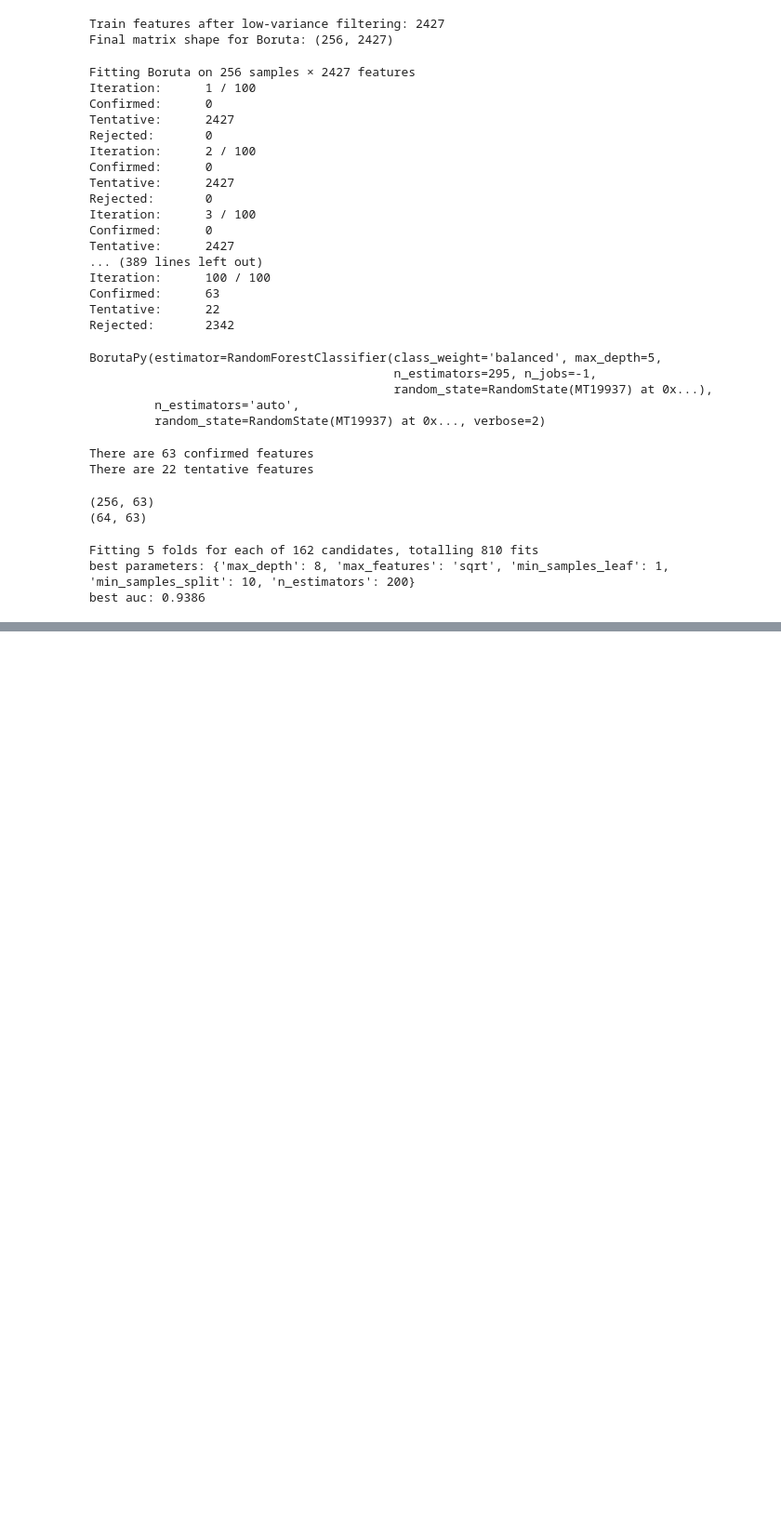
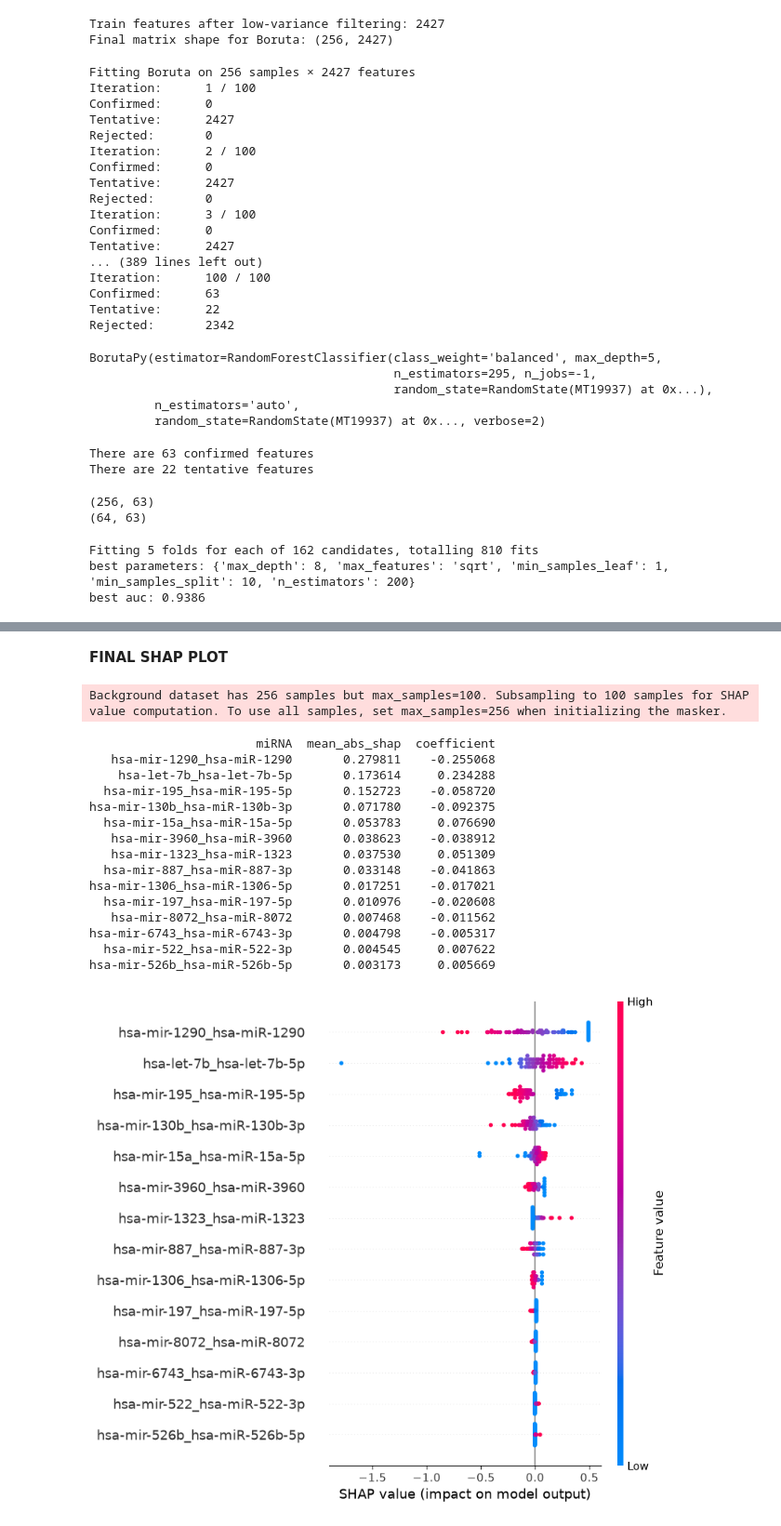
Before and after one commit to DrivingStork3952/glassbox-mirna-pd-biomarkers, a Jupyter notebook: src/03_model_training.ipynb, the cells around one changed output, grey strips where cells are left out. Shown at 93% size. Saved outputs shown, nothing was run; the diff lists cells and outputs as text; code cells hidden in the pictures; blank space fills up the shorter version.

Commit message:
made figures and trained new model

```diff
--- a/src/03_model_training.ipynb
+++ b/src/03_model_training.ipynb
@@ -221,3 +226,6 @@ print(f"best auc: {rf_grid_search.best_score_:.4f}")
 Fitting 5 folds for each of 162 candidates, totalling 810 fits
 best parameters: {'max_depth': 8, 'max_features': 'sqrt', 'min_samples_leaf': 1, 'min_samples_split': 10, 'n_estimators': 200}
 best auc: 0.9386
+# %%
+scale_pos_weight = (y_train==0).sum()/(y_train==1).sum()
+print(f"scale_pos_weight (neg/pos ratio): {scale_pos_weight:.3f}")
@@ -223,0 +256,4 @@ best auc: 0.9386
+# %%
+xgb_grid_search.fit(X_train_selected, y_train)
+print(f"best params with xgboost: {xgb_grid_search.best_params_}")
+print(f"best CV AUC with xgboost: {xgb_grid_search.best_score_:.4f}")
@@ -223,0 +349,17 @@ best auc: 0.9386
+# %%
+logreg_model = LogisticRegressionCV(
+    Cs=10,
+    cv=StratifiedKFold(5,shuffle=True, random_state=42),
+    penalty="l1",
+    solver='liblinear',
+    scoring='roc_auc',
+    max_iter=5000,
+    random_state=42,
+    class_weight='balanced'
+)
+logreg_model.fit(X_train_scaled, y_train)
+selected_mask = logreg_model.coef_[0] != 0
+# %%
+selected_mirnas = X_train_scaled.columns[selected_mask].tolist()
+print(f"best c: {logreg_model.C_[0]:.4f}")
+print(f"nonzero coefficients(selected mirnas): {len(selected_mirnas)}")
@@ -223,0 +443,38 @@ best auc: 0.9386
+# %% [markdown]
+**FINAL SHAP PLOT**
+# %%
+shap_model = LogisticRegression()
+shap_model.coef_ = logreg_model.coef_[:, selected_mask]      # shape (1, 14)
+shap_model.intercept_ = logreg_model.intercept_
+shap_model.classes_ = logreg_model.classes_
+
+explainer = shap.LinearExplainer(shap_model, X_train_scaled[selected_mirnas])
+shap_values_lr = explainer.shap_values(X_test_scaled[selected_mirnas])
+
+mean_abs_shap_lr = np.abs(shap_values_lr).mean(axis=0)
+shap_ranking_lr = pd.DataFrame({
+    'miRNA': selected_mirnas,
+    'mean_abs_shap': mean_abs_shap_lr,
+    'coefficient': logreg_model.coef_[0][selected_mask]
+}).sort_values('mean_abs_shap', ascending=False)
+
+print(shap_ranking_lr.to_string(index=False))
+shap.summary_plot(shap_values_lr, X_test_scaled[selected_mirnas], plot_type='dot')
+# %% [output]
+Background dataset has 256 samples but max_samples=100. Subsampling to 100 samples for SHAP value computation. To use all samples, set max_samples=256 when initializing the masker.
+                       miRNA  mean_abs_shap  coefficient
+   hsa-mir-1290_hsa-miR-1290       0.279811    -0.255068
+    hsa-let-7b_hsa-let-7b-5p       0.173614     0.234288
+  hsa-mir-195_hsa-miR-195-5p       0.152723    -0.058720
+hsa-mir-130b_hsa-miR-130b-3p       0.071780    -0.092375
+  hsa-mir-15a_hsa-miR-15a-5p       0.053783     0.076690
+   hsa-mir-3960_hsa-miR-3960       0.038623    -0.038912
+   hsa-mir-1323_hsa-miR-1323       0.037530     0.051309
+  hsa-mir-887_hsa-miR-887-3p       0.033148    -0.041863
+hsa-mir-1306_hsa-miR-1306-5p       0.017251    -0.017021
+  hsa-mir-197_hsa-miR-197-5p       0.010976    -0.020608
+   hsa-mir-8072_hsa-miR-8072       0.007468    -0.011562
+hsa-mir-6743_hsa-miR-6743-3p       0.004798    -0.005317
+  hsa-mir-522_hsa-miR-522-3p       0.004545     0.007622
+hsa-mir-526b_hsa-miR-526b-5p       0.003173     0.005669
+[figure, added]
```
Also changed, not shown: parts of 21 cells of this notebook, 3 other files.
